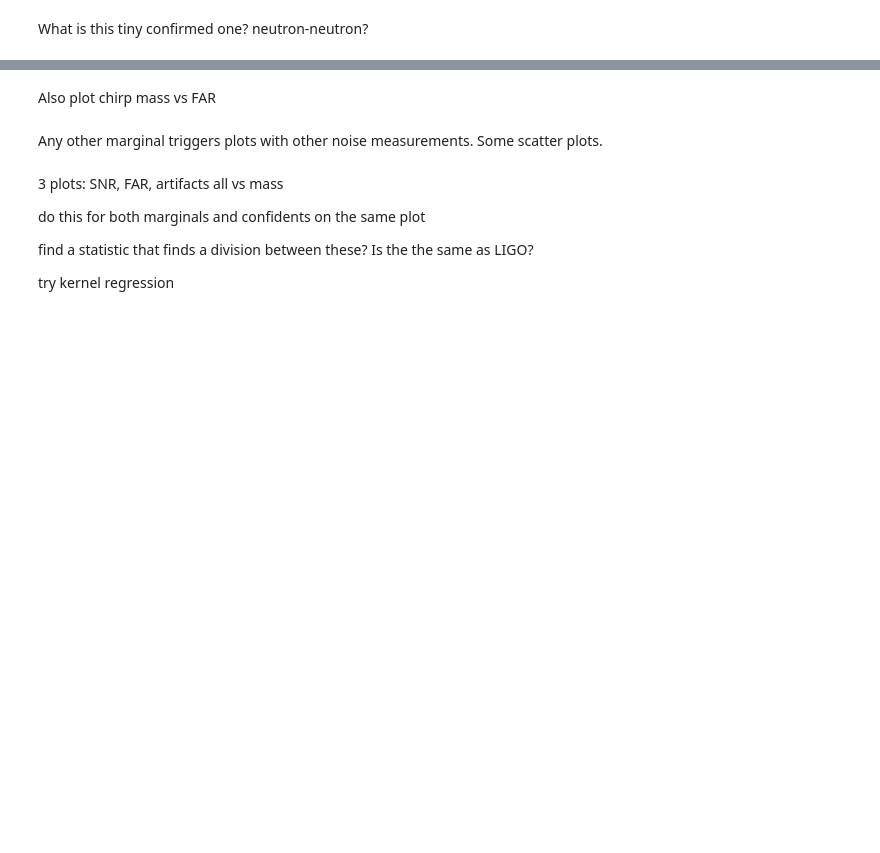
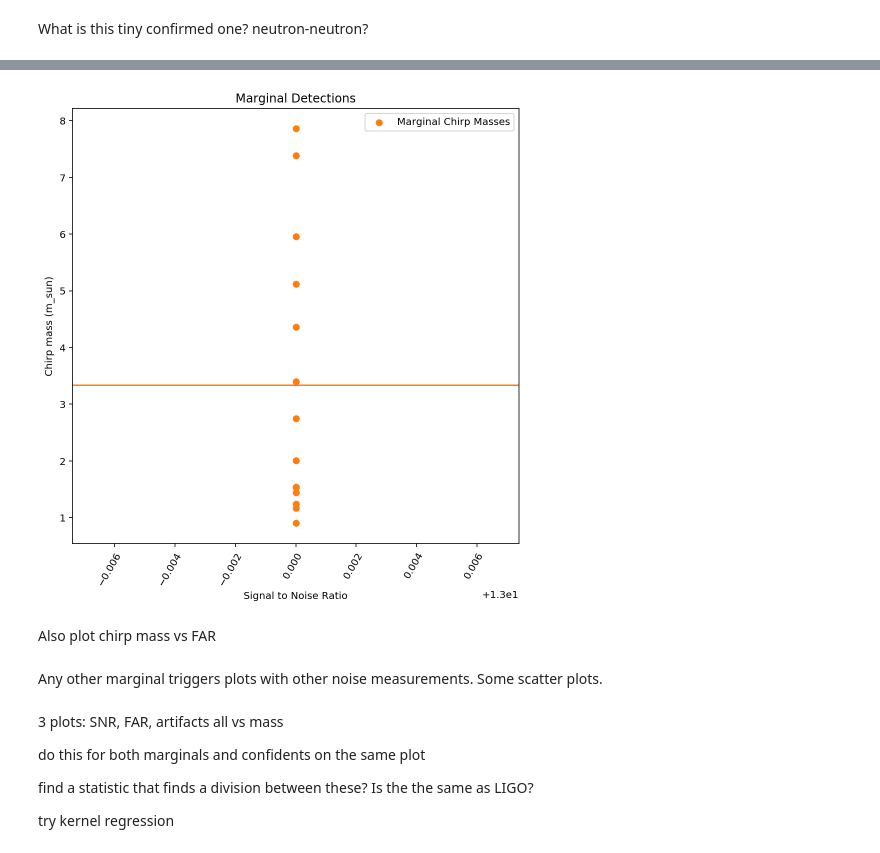
Before and after one commit to charlotteolsen/astrostats_GWproject, a Jupyter notebook: GW_project_massplots.ipynb, the cells around one changed output, grey strips where cells are left out. Cells and saved outputs as stored; diff of their text form; code cells hidden in the pictures; blank space fills up the shorter version.

```diff
--- a/GW_project_massplots.ipynb
+++ b/GW_project_massplots.ipynb
@@ -427,3 +518,26 @@ ax.legend(frameon=True);
+# %%
+fig, ax = plt.subplots(figsize = (8,8))
+#ax.errorbar(eventlist,c_mass, yerr = (c_dnerr,c_uperr), label = 'Confirmed Chirp Masses',
+#            linestyle = '', capsize = 6, marker = 'o')
+ax.scatter(mg_far,mg_mass, label = 'Marginal Chirp Masses', marker = 'o', color = 'C1')
+#ax.scatter(far1_conf,c_mass, label = 'Confirmed Chirp Masses (FAR1)', marker = 'o', color = 'C0')
+#ax.scatter(far2_conf,c_mass, label = 'Confirmed Chirp Masses (FAR2)', marker = 's', color = 'C0')
+#ax.scatter(far3_conf,c_mass, label = 'Confirmed Chirp Masses (FAR3)', marker = 'd', color = 'C0')
+
+#ax.axhline(c_ave, color = 'C0')
+ax.axhline(mg_ave, color = 'C1')
+
+plt.xlabel('Signal to Noise Ratio')
+plt.ylabel('Chirp mass (m_sun)')
+plt.title('Marginal Detections')
+
+
+
+ax.legend(frameon=True)
+plt.setp(ax.get_xticklabels(), rotation=60, ha="right",
+         rotation_mode="anchor");
+# %% [output]
+[figure, added]
 # %% [markdown]
 Also plot chirp mass vs FAR
 # %% [markdown]
```
Also changed, not shown: parts of 14 cells of this notebook.
